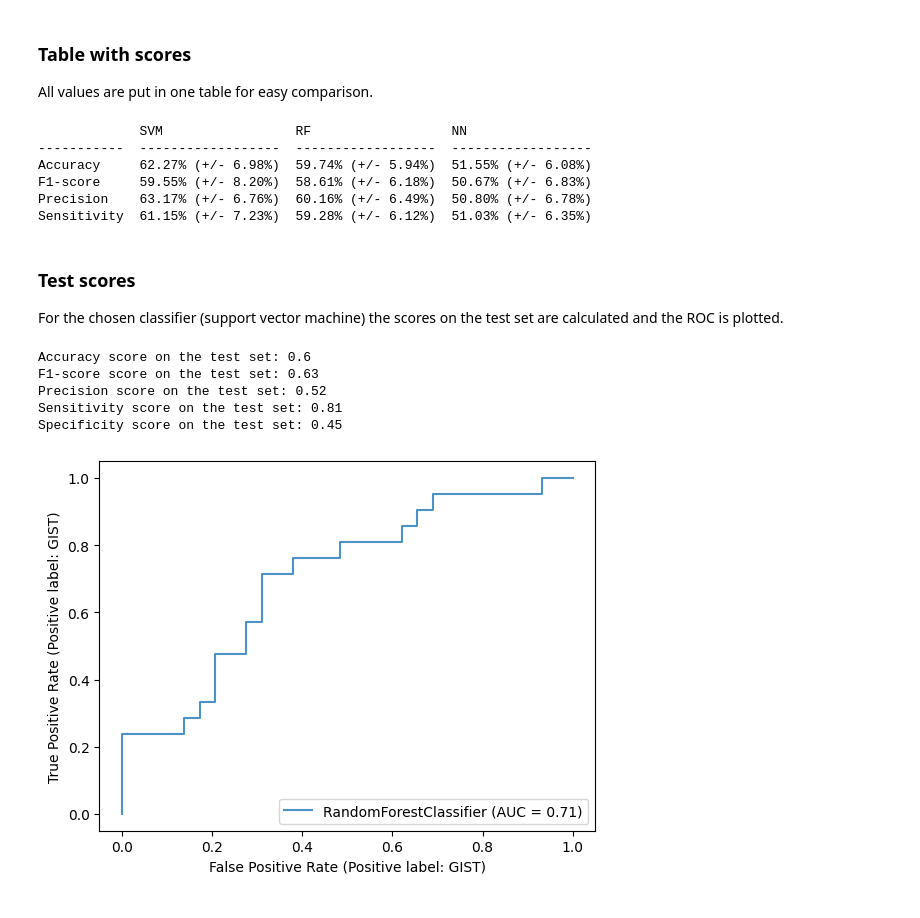
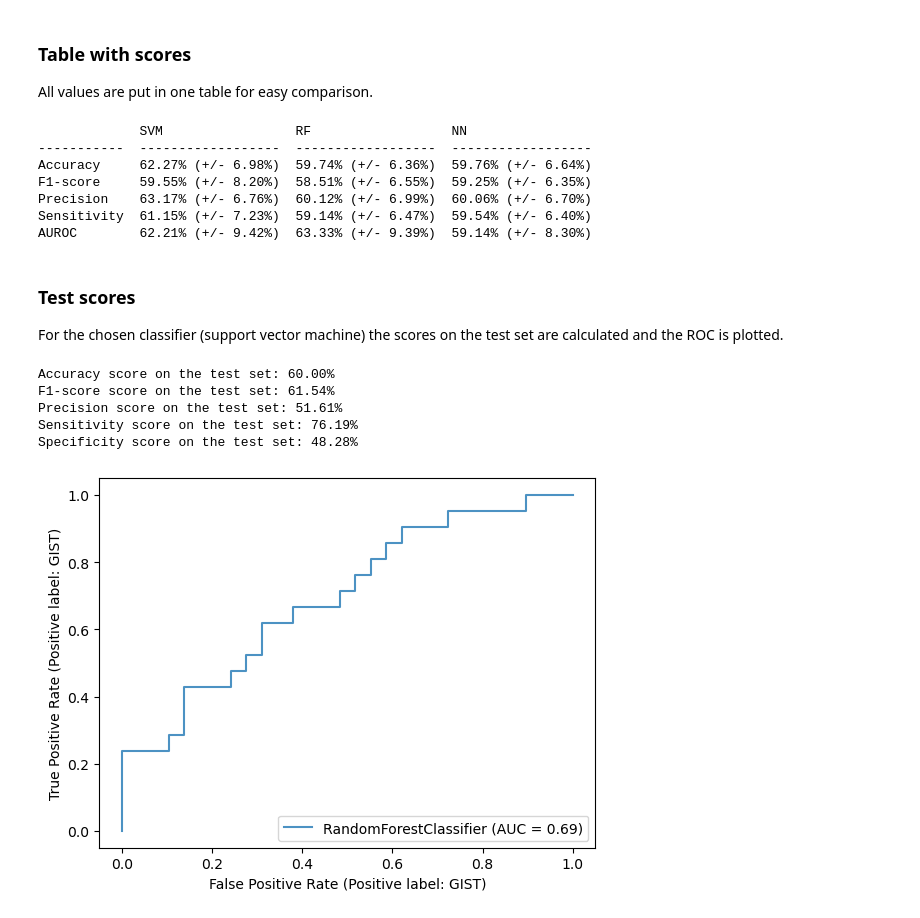
Before and after one commit to ecmbuijsman/TM10007_ML, a Jupyter notebook: gist_classifier.ipynb, the cells around one changed output. Cells and saved outputs as stored; diff of their text form; code cells hidden in the pictures.

```diff
--- a/gist_classifier.ipynb
+++ b/gist_classifier.ipynb
@@ -306,13 +324,14 @@ from sklearn.ensemble import RandomForestClassifier # random forest classifier
 from sklearn.model_selection import cross_val_score
 
 # Random forest with best hyperparameters
-rf_model = RandomForestClassifier(n_estimators=940,max_depth=10,min_samples_split=2,min_samples_leaf=1,random_state=0)
+rf_model = RandomForestClassifier(n_estimators=810,max_depth=70,min_samples_split=3,min_samples_leaf=1,random_state=0)
 
 # Perform 5-fold cross-validation and calculate metrics for each fold
 rf_accuracy_scores = cross_val_score(rf_model, train_pca, y_train, cv=5, scoring='accuracy')
 rf_f1_scores = cross_val_score(rf_model, train_pca, y_train, cv=5, scoring='f1_macro')
 rf_recall_scores = cross_val_score(rf_model, train_pca, y_train, cv=5, scoring='recall_macro')
 rf_precision_scores = cross_val_score(rf_model, train_pca, y_train, cv=5, scoring='precision_macro')
+rf_auroc_scores = cross_val_score(rf_model, train_pca, y_train, cv=5, scoring='roc_auc')
 # %% [markdown]
 ### Neural networks
 # %%
@@ -354,47 +374,52 @@ table = [['Accuracy', '%.2f%% (+/- %.2f%%)' % (mean(svm_accuracy_scores)*100, st
             ['Sensitivity',
              '%.2f%% (+/- %.2f%%)' % (mean(svm_recall_scores)*100, std(svm_recall_scores)*100),
              '%.2f%% (+/- %.2f%%)' % (mean(rf_recall_scores)*100, std(rf_recall_scores)*100),
-             '%.2f%% (+/- %.2f%%)' % (mean(mlp_recall_scores)*100, std(mlp_recall_scores)*100)]]
+             '%.2f%% (+/- %.2f%%)' % (mean(mlp_recall_scores)*100, std(mlp_recall_scores)*100)],
+             ['AUROC',
+             '%.2f%% (+/- %.2f%%)' % (mean(svm_auroc_scores)*100, std(svm_auroc_scores)*100),
+             '%.2f%% (+/- %.2f%%)' % (mean(rf_auroc_scores)*100, std(rf_auroc_scores)*100),
+             '%.2f%% (+/- %.2f%%)' % (mean(mlp_auroc_scores)*100, std(mlp_auroc_scores)*100)]]
 print(tabulate(table,headers=['SVM','RF','NN']))
 # %% [output]
              SVM                 RF                  NN
 -----------  ------------------  ------------------  ------------------
-Accuracy     62.27% (+/- 6.98%)  59.74% (+/- 5.94%)  51.55% (+/- 6.08%)
-F1-score     59.55% (+/- 8.20%)  58.61% (+/- 6.18%)  50.67% (+/- 6.83%)
-Precision    63.17% (+/- 6.76%)  60.16% (+/- 6.49%)  50.80% (+/- 6.78%)
-Sensitivity  61.15% (+/- 7.23%)  59.28% (+/- 6.12%)  51.03% (+/- 6.35%)
+Accuracy     62.27% (+/- 6.98%)  59.74% (+/- 6.36%)  59.76% (+/- 6.64%)
+F1-score     59.55% (+/- 8.20%)  58.51% (+/- 6.55%)  59.25% (+/- 6.35%)
+Precision    63.17% (+/- 6.76%)  60.12% (+/- 6.99%)  60.06% (+/- 6.70%)
+Sensitivity  61.15% (+/- 7.23%)  59.14% (+/- 6.47%)  59.54% (+/- 6.40%)
+AUROC        62.21% (+/- 9.42%)  63.33% (+/- 9.39%)  59.14% (+/- 8.30%)
 # %% [markdown]
 ### Test scores
 For the chosen classifier (support vector machine) the scores on the test set are calculated and the ROC is plotted.
 # %%
 from sklearn.metrics import accuracy_score
 from sklearn.metrics import f1_score
 from sklearn.metrics import precision_score
 from sklearn.metrics import confusion_matrix
 from sklearn.metrics import RocCurveDisplay
 import matplotlib.pyplot as plt
 
 rf_model.fit(train_pca,y_train)
 rf_prediction = rf_model.predict(test_pca)
-rf_accuracy = round(accuracy_score(y_test, rf_prediction), 2)
-print('Accuracy score on the test set: ' + str(rf_accuracy))
-rf_f1 = round(f1_score(y_test, rf_prediction, pos_label='GIST'),2)
-print('F1-score score on the test set: ' + str(rf_f1))
-rf_precision = round(precision_score(y_test, rf_prediction, pos_label='GIST'),2)
-print('Precision score on the test set: ' +str(rf_precision))
+rf_accuracy = accuracy_score(y_test, rf_prediction)
+print('Accuracy score on the test set: %.2f%%' % (rf_accuracy*100))
+rf_f1 = f1_score(y_test, rf_prediction, pos_label='GIST')
+print('F1-score score on the test set: %.2f%%' % (rf_f1*100))
+rf_precision = precision_score(y_test, rf_prediction, pos_label='GIST')
+print('Precision score on the test set: %.2f%%' % (rf_precision*100))
 
 tp, fn, fp, tn = confusion_matrix(y_test,rf_prediction).ravel()
-rf_sens = round(tp/(tp+fn),2)
-print('Sensitivity score on the test set: ' +str(rf_sens))
-rf_spec = round(tn/(tn+fp),2)
-print('Specificity score on the test set: ' +str(rf_spec))
+rf_sens = tp/(tp+fn)
+print('Sensitivity score on the test set: %.2f%%' % (rf_sens*100))
+rf_spec = tn/(tn+fp)
+print('Specificity score on the test set: %.2f%%' % (rf_spec*100))
 
 ax = plt.gca()
 rf_roc = RocCurveDisplay.from_estimator(rf_model, test_pca, y_test, ax=ax, alpha=0.8,pos_label='GIST')
 # %% [output]
-Accuracy score on the test set: 0.6
-F1-score score on the test set: 0.63
-Precision score on the test set: 0.52
-Sensitivity score on the test set: 0.81
-Specificity score on the test set: 0.45
+Accuracy score on the test set: 60.00%
+F1-score score on the test set: 61.54%
+Precision score on the test set: 51.61%
+Sensitivity score on the test set: 76.19%
+Specificity score on the test set: 48.28%
-[figure, old version]
+[figure, new version]
```
Also changed, not shown: parts of 6 cells of this notebook.
